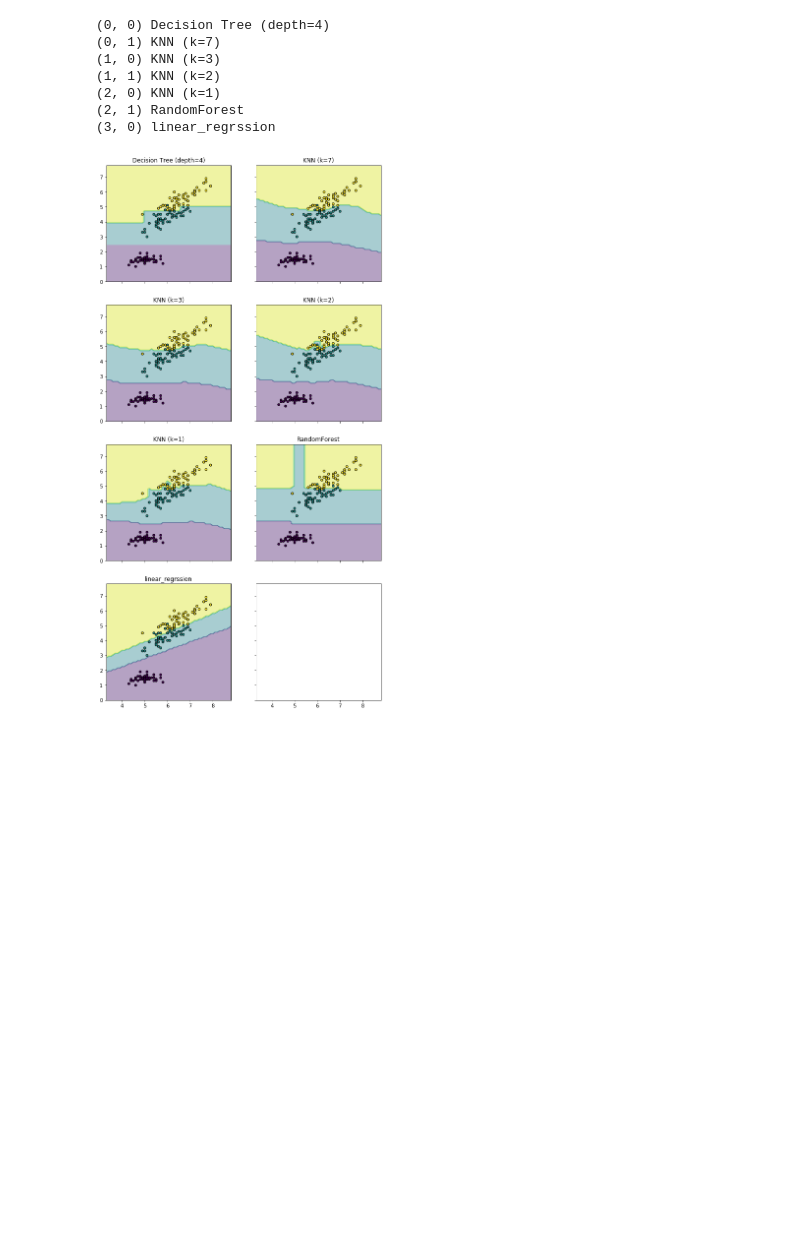
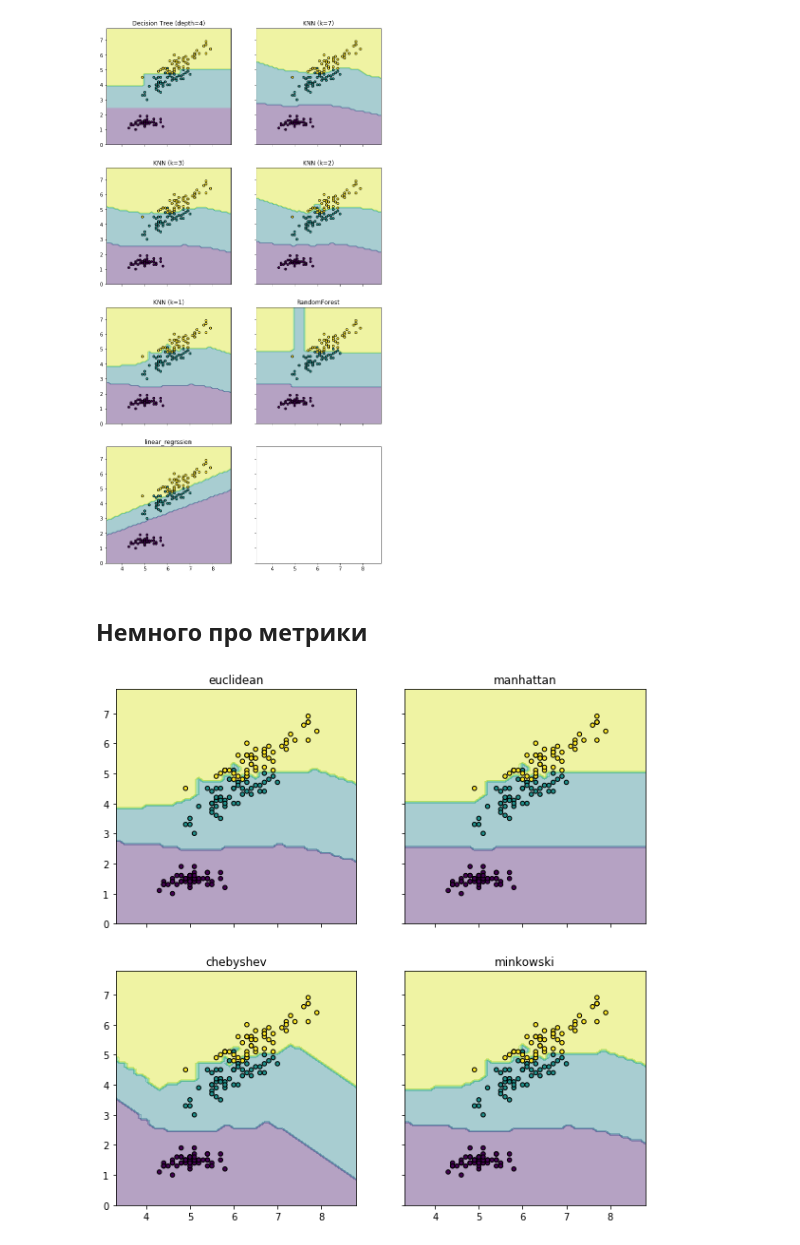
Before and after one commit to AntilMB/micri_ml_course, a Jupyter notebook: notebook/2_decision boundary.ipynb, the cells around one changed output. Cells and saved outputs as stored; diff of their text form; code cells hidden in the pictures; blank space fills up the shorter version.

```diff
--- a/notebook/decision boundary.ipynb
+++ b/notebook/2_decision boundary.ipynb
@@ -44,7 +44,6 @@ for idx, clf, tt in zip(product(range(4), [0, 1]),
                         ['Decision Tree (depth=4)', 'KNN (k=7)', 'KNN (k=3)',
                         'KNN (k=2)', 'KNN (k=1)', 'RandomForest',
                          'linear_regrssion']):
-    print(idx, tt)
 
     Z = clf.predict(np.c_[xx.ravel(), yy.ravel()])
     Z = Z.reshape(xx.shape)
@@ -56,11 +55,35 @@ for idx, clf, tt in zip(product(range(4), [0, 1]),
 
 plt.show()
 # %% [output]
-(0, 0) Decision Tree (depth=4)
-(0, 1) KNN (k=7)
-(1, 0) KNN (k=3)
-(1, 1) KNN (k=2)
-(2, 0) KNN (k=1)
-(2, 1) RandomForest
-(3, 0) linear_regrssion
 [figure]
+# %% [markdown]
+## Немного про метрики
+# %%
+clf1 = KNeighborsClassifier(n_neighbors=1, metric='euclidean')
+clf2 = KNeighborsClassifier(n_neighbors=1, metric='manhattan')
+clf3 = KNeighborsClassifier(n_neighbors=1, metric='chebyshev')
+clf4 = KNeighborsClassifier(n_neighbors=1, metric='minkowski')
+
+clf1.fit(X, y);
+clf2.fit(X, y);
+clf3.fit(X, y);
+clf4.fit(X, y);
+
+
+f, axarr = plt.subplots(2, 2, sharex='col', sharey='row', figsize=(10, 10))
+
+for idx, clf, tt in zip(product(range(2), [0, 1]),
+                        [clf1, clf2, clf3, clf4],
+                        ['euclidean', 'manhattan', 'chebyshev', 'minkowski']):
+
+    Z = clf.predict(np.c_[xx.ravel(), yy.ravel()])
+    Z = Z.reshape(xx.shape)
+
+    axarr[idx[0], idx[1]].contourf(xx, yy, Z, alpha=0.4)
+    axarr[idx[0], idx[1]].scatter(X[:, 0], X[:, 1], c=y,
+                                  s=20, edgecolor='k')
+    axarr[idx[0], idx[1]].set_title(tt)
+
+plt.show()
+# %% [output]
+[figure, added]
```
Also changed, not shown: 2 other files.
